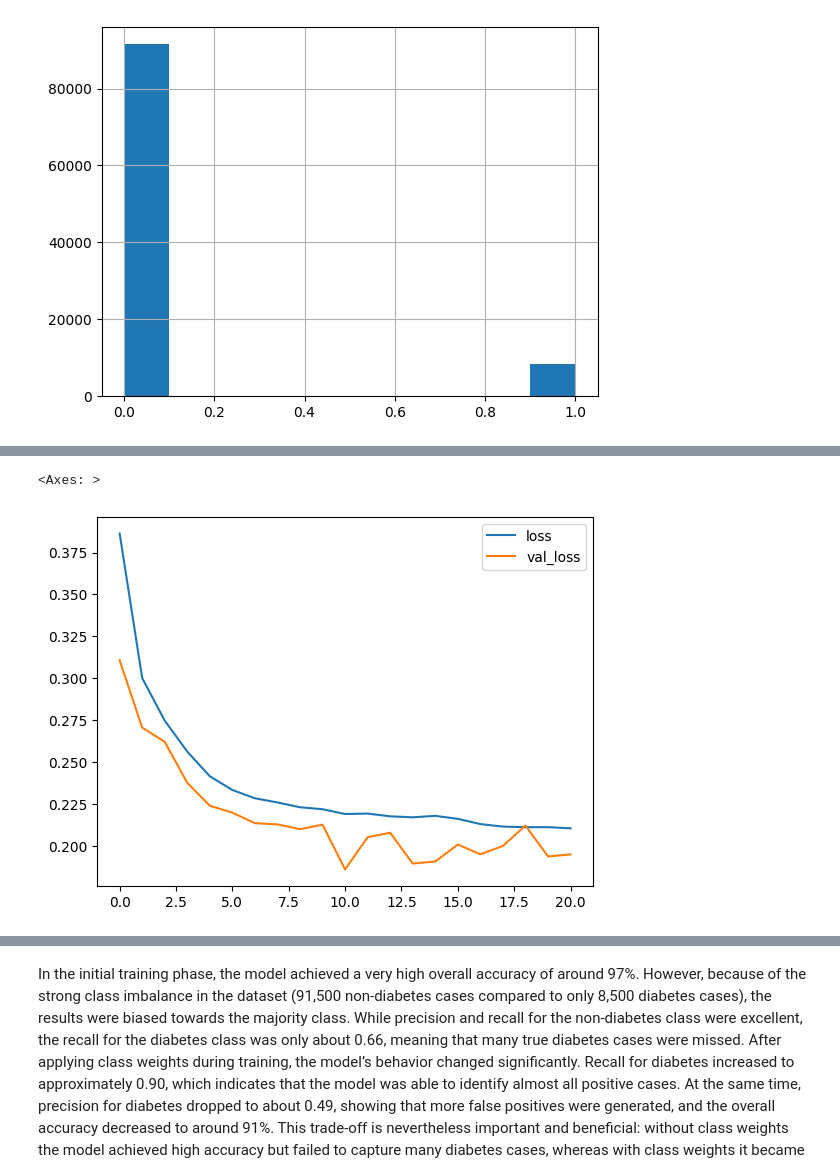
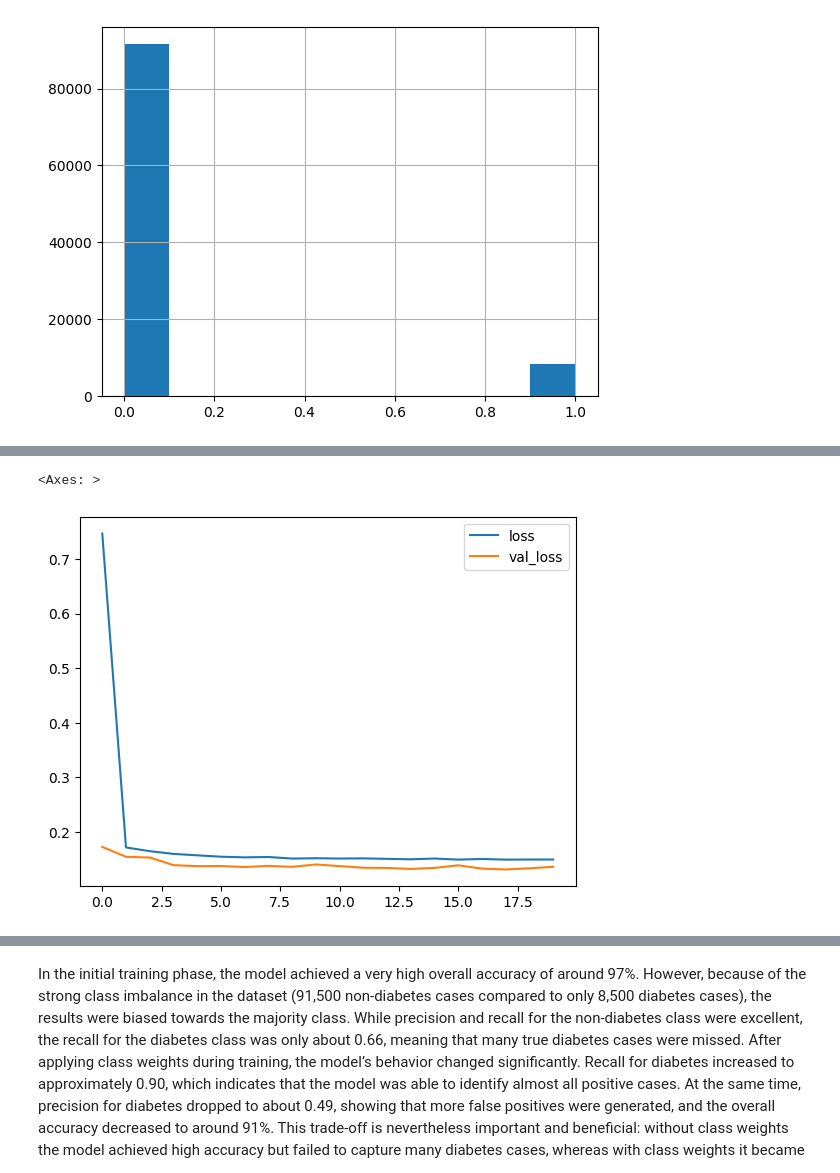
Before and after one commit to TimothyG77/DL-projects, a Jupyter notebook: Exercise 2/Dataset1/ANN-Classification-Diabetes.ipynb, the cells around one changed output, grey strips where cells are left out. Drawn from its saved outputs; the diff is of its cells as text; code cells hidden in the pictures.

```diff
--- a/Exercise 2/Dataset1/ANN-Classification-Diabetes.ipynb
+++ b/Exercise 2/Dataset1/ANN-Classification-Diabetes.ipynb
@@ -55,2 +57,2 @@ df['diabetes'].hist()
 # %%
-df = pd.get_dummies(df, columns=['gender', 'smoking_history'], drop_first=True)
+df = pd.get_dummies(df, columns=['gender', 'smoking_history'], drop_first=False)
@@ -134,3 +153,8 @@ df.shape
+# %%
+df['diabetes'] = df['diabetes'].replace({
+    0: "0: Negative",
+    1: "1: Positive"
+})
 # %%
 X = df.drop("diabetes", axis=1)
 
@@ -245,25 +226,14 @@ df.head()
 # %%
-from keras.callbacks import EarlyStopping, ReduceLROnPlateau, ModelCheckpoint
-
-model_4 = keras.Sequential([
-    layers.Input(shape=(X_train.shape[1],)),
-    layers.BatchNormalization(),
-
-    layers.Dense(64, activation="relu", kernel_regularizer=keras.regularizers.l2(0.001)),
-    layers.Dropout(0.3),
-
-    layers.Dense(32, activation="relu", kernel_regularizer=keras.regularizers.l2(0.001)),
-    layers.Dropout(0.2),
-
-    layers.Dense(16, activation="relu"),
-    layers.Dense(1, activation="sigmoid")
-])
-
-model_4.compile(
-    optimizer="adam",
-    loss="binary_crossentropy",
-    metrics=["accuracy", tf.keras.metrics.AUC(name="auc")]
+model = keras.Sequential(
+    [
+        layers.BatchNormalization(input_shape=(len(X.columns),)),
+        layers.Dense(64, activation="relu", kernel_regularizer=keras.regularizers.l1(l1=0.1)),
+        layers.Dense(32, activation="relu"),
+        layers.Dense(16, activation="relu"),
+        layers.Dense(len(categories), activation="softmax")
+    ]
 )
 
-model_4.summary()
+model.compile(optimizer="adam", loss='categorical_crossentropy', metrics=['accuracy'])
+model.summary()
 # %% [output]
@@ -335,0 +260,2 @@ Epoch 21: ReduceLROnPlateau reducing learning rate to 0.0002500000118743628.
+# %%
+model.fit(x=X_train, y=y_train, epochs=20, validation_data=(X_val, y_val))
@@ -336,9 +281,9 @@ Epoch 21: ReduceLROnPlateau reducing learning rate to 0.0002500000118743628.
 # %%
-loss_df = pd.DataFrame(model_4.history.history)
+loss_df = pd.DataFrame(model.history.history)
 loss_df[['loss', 'val_loss']].plot()
 # %% [output]
 <Axes: >
-[figure, old version]
+[figure, new version]
 # %%
 loss_df[['accuracy', 'val_accuracy']].plot()
 # %% [output]
```
Also changed, not shown: parts of 35 cells of this notebook, 1 other file.
